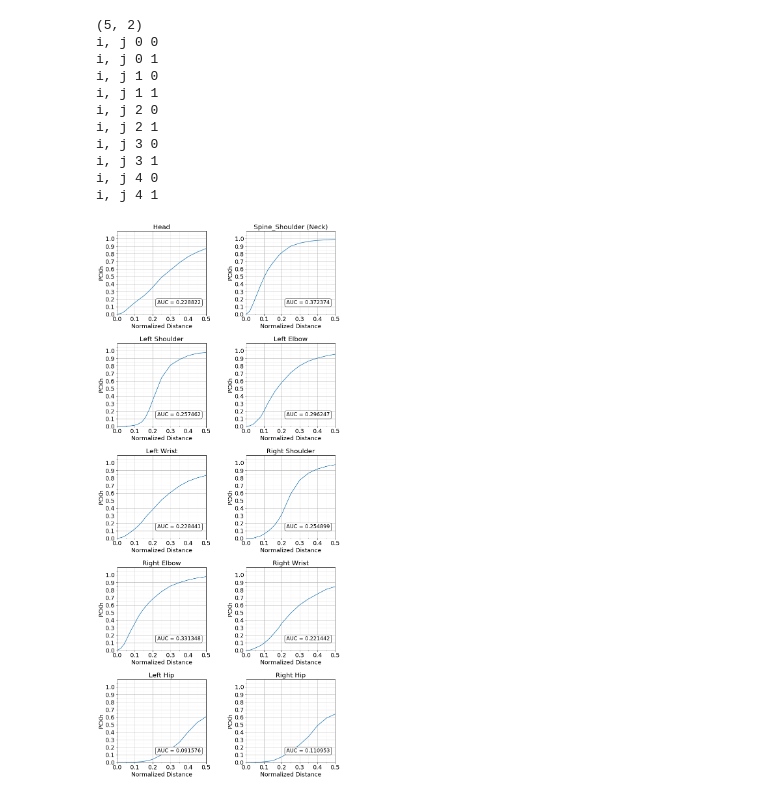
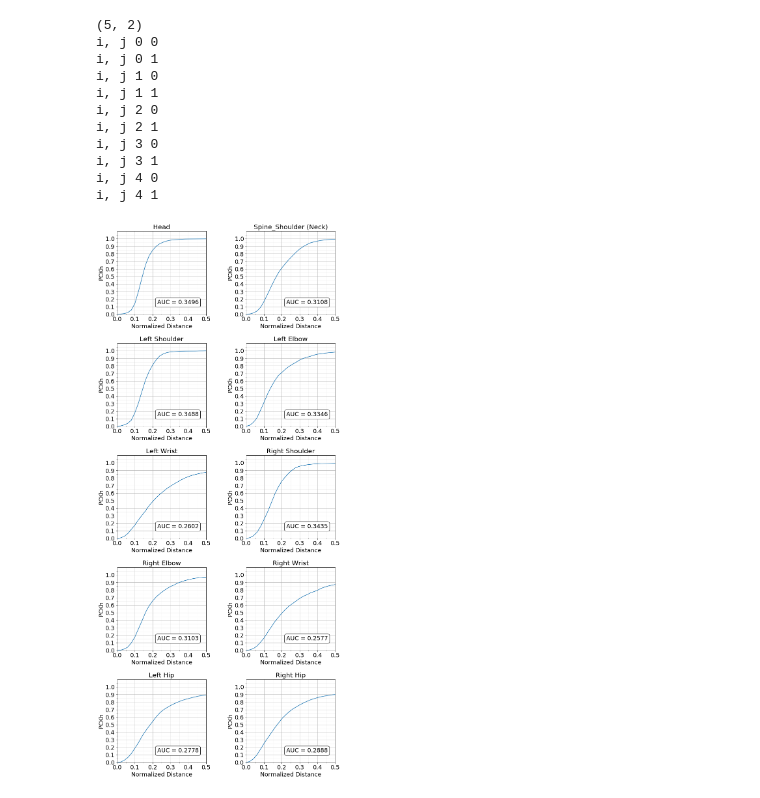
Before and after one commit to GuruMulay/Adapting-RGB-Pose-Estimation-to-New-Domains, a Jupyter notebook: test_pose_plots.ipynb, the cells around one changed output. Drawn from its saved outputs; the diff is of its cells as text; code cells hidden in the pictures.

Commit message:
One with the RMPE testing

```diff
--- a/test_pose_plots.ipynb
+++ b/test_pose_plots.ipynb
@@ -5,15 +5,16 @@ import matplotlib
 import matplotlib.pyplot as plt
 import pprint
 from sklearn import metrics
+precision = 4
 # %%
 # results_dir = "/s/red/b/nobackup/data/eggnog_cpm/training_files/common_train/0814180600pm/testing/results_ep77/"
-results_dir = "/s/red/b/nobackup/data/eggnog_cpm/training_files/rmpe_test/test_320x240/testing/results/"
-npy_file_pck = 'test_pck_ep0_nTest_5000_time080920181944.npy'
-npy_file_pckh = 'test_pckh_ep0_nTest_5000_time080920181944.npy'
+results_dir = "/s/red/b/nobackup/data/eggnog_cpm/training_files/exp1_v1/0907180400pm/testing/results/"
+npy_file_pck = 'test_pck_ep100_nTest_5000_time091220181244.npy'
+npy_file_pckh = npy_file_pck.replace("pck", "pckh")   # 'test_pckh_ep100_nTest_5000_time091220181226.npy'
 
 
 # https://stackoverflow.com/a/39566040/6793795
-SMALLER_SIZE = 16
+SMALLER_SIZE = 18
 SMALL_SIZE = 18
 MEDIUM_SIZE = 20
 BIGGER_SIZE = 24
@@ -33,7 +34,10 @@ print("pck\n")
 pprint.pprint(pck)
 print(pck.shape)
 # pck_at = [0.05, 0.1, 0.15, 0.2, 0.25, 0.3]
-pck_at = [0.0, 0.02, 0.04, 0.08, 0.10, 0.12, 0.14, 0.16, 0.18, 0.20, 0.25, 0.3, 0.35, 0.4, 0.45, 0.5]
+pck_at = [0.0, 0.02, 0.04, 0.06, 0.08, 0.10, 0.12, 0.14, 0.16, 0.18,
+                       0.20, 0.22, 0.24, 0.26, 0.28, 0.30, 0.32, 0.34, 0.36, 0.38,
+                       0.40, 0.42, 0.44, 0.46, 0.48, 0.50]
+# pck_at = [0.0, 0.02, 0.04, 0.08, 0.10, 0.12, 0.14, 0.16, 0.18, 0.20, 0.25, 0.3, 0.35, 0.4, 0.45, 0.5]
 # pck_at = [0.0, 0.02, 0.04, 0.06, 0.08, 0.10, 0.12, 0.14, 0.16, 0.18, 0.20, 0.25, 0.3, 0.35, 0.4, 0.45, 0.5]
 print("pck_at\n", pck_at)
 
@@ -42,7 +46,10 @@ pckh = np.load(os.path.join(results_dir, npy_file_pckh))
 print("\npckh\n")
 pprint.pprint(pckh)
 print(pckh.shape)
-pckh_at = [0.0, 0.02, 0.04, 0.08, 0.10, 0.12, 0.14, 0.16, 0.18, 0.20, 0.25, 0.3, 0.35, 0.4, 0.45, 0.5]
+pckh_at = [0.0, 0.02, 0.04, 0.06, 0.08, 0.10, 0.12, 0.14, 0.16, 0.18,
+                       0.20, 0.22, 0.24, 0.26, 0.28, 0.30, 0.32, 0.34, 0.36, 0.38,
+                       0.40, 0.42, 0.44, 0.46, 0.48, 0.50]
+# pckh_at = [0.0, 0.02, 0.04, 0.08, 0.10, 0.12, 0.14, 0.16, 0.18, 0.20, 0.25, 0.3, 0.35, 0.4, 0.45, 0.5]
 # pckh_at = [0.0, 0.02, 0.04, 0.06, 0.08, 0.10, 0.12, 0.14, 0.16, 0.18, 0.20, 0.25, 0.3, 0.35, 0.4, 0.45, 0.5]
 print("pckh_at\n", pckh_at)
 
@@ -116,7 +123,7 @@ for p in range(pck.shape[0]):
     ax[i][j].grid(which='minor', alpha=0.2)
     ax[i][j].grid(which='major', alpha=0.9)
 
-    auc = round(metrics.auc(x, y), 7)
+    auc = round(metrics.auc(x, y), precision)
     x_label = "Normalized Distance"  # + " | AUC = " + str(auc)
 
     ax[i][j].plot(x, y)
@@ -168,7 +175,7 @@ ax.grid(which='major', alpha=0.9)
 # 1 all joints
 y = np.mean(pck, axis=0)
 print("mean pck", y, y.shape)
-auc = round(metrics.auc(x, y), 7)
+auc = round(metrics.auc(x, y), precision)
 print("Area under the curve", auc)
 
 x_label = "Normalized Distance"  # +  " | AUC = " + str(auc)
@@ -223,35 +231,35 @@ for p in range(pckh.shape[0]):
     # ax[i][j].grid(which='both')
 
     # Or if you want different settings for the grids:
     ax[i][j].grid(which='minor', alpha=0.2)
     ax[i][j].grid(which='major', alpha=0.9)
 
-    auc = round(metrics.auc(x, y), 7)
+    auc = round(metrics.auc(x, y), precision)
     x_label = "Normalized Distance"  # + " | AUC = " + str(auc)
 
     ax[i][j].plot(x, y)
     ax[i][j].set(xlabel=x_label, ylabel=y_label, xlim=[0, 0.5], ylim=[0, 1.1], title=joints[p])
     ax[i][j].grid(linestyle = '-')
 
     ax[i][j].annotate("AUC = " + str(auc), xy=(0.45, 0.12), xycoords='axes fraction',
              fontsize=SMALLER_SIZE, bbox=dict(boxstyle="round", fc="w"))
 
 # fig.tight_layout()
 plt.show()
 fig.savefig(os.path.join(results_dir, npy_file_pckh.split('.')[0] + "_individual_joints.png"))
 # %% [output]
 (5, 2)
 i, j 0 0
 i, j 0 1
 i, j 1 0
 i, j 1 1
 i, j 2 0
 i, j 2 1
 i, j 3 0
 i, j 3 1
 i, j 4 0
 i, j 4 1
-[figure, old version]
+[figure, new version]
 # %%
 fig, ax = plt.subplots(nrows=1, ncols=1)
 fig.set_size_inches((10, 10))
```
Also changed, not shown: parts of 4 cells of this notebook, 2 other files.
